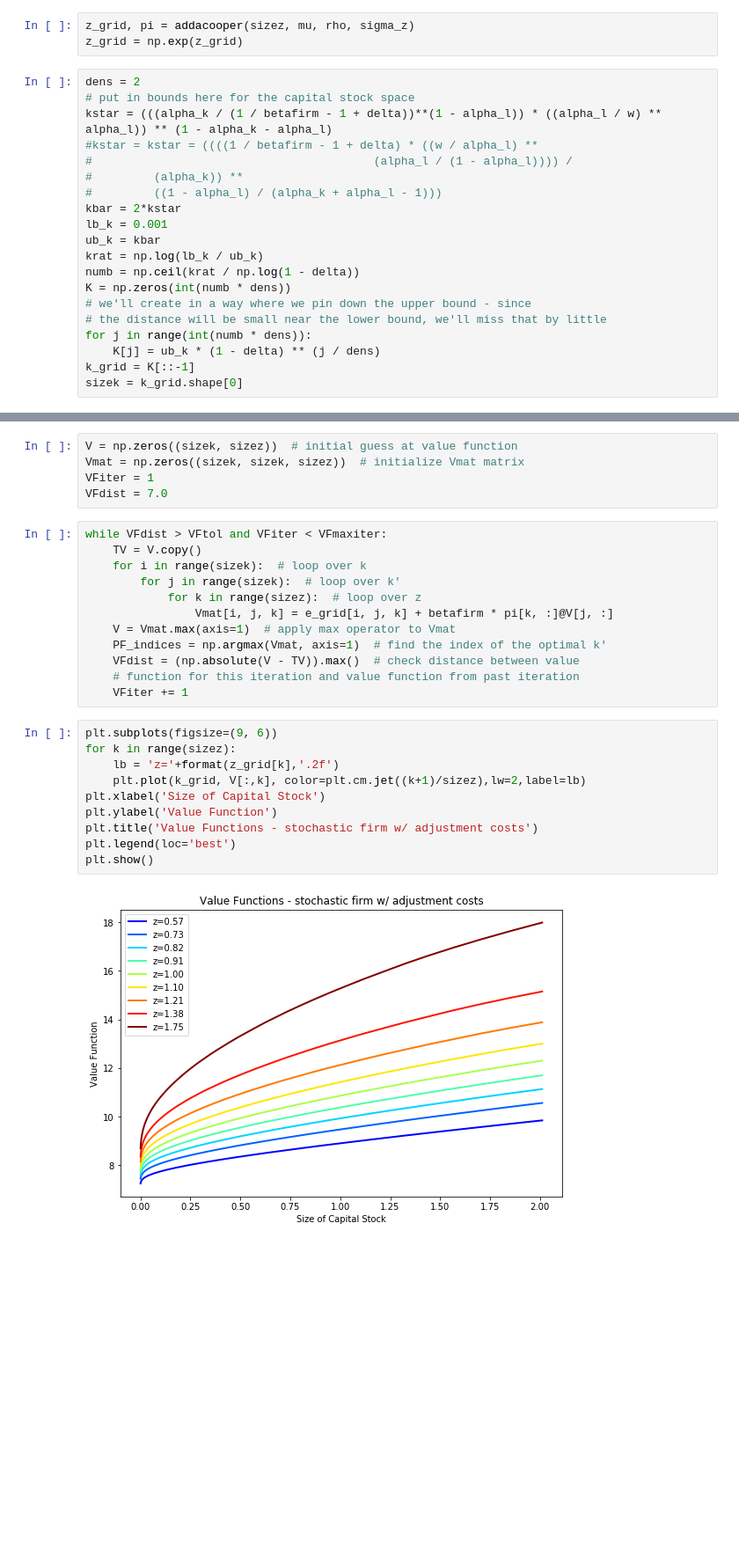
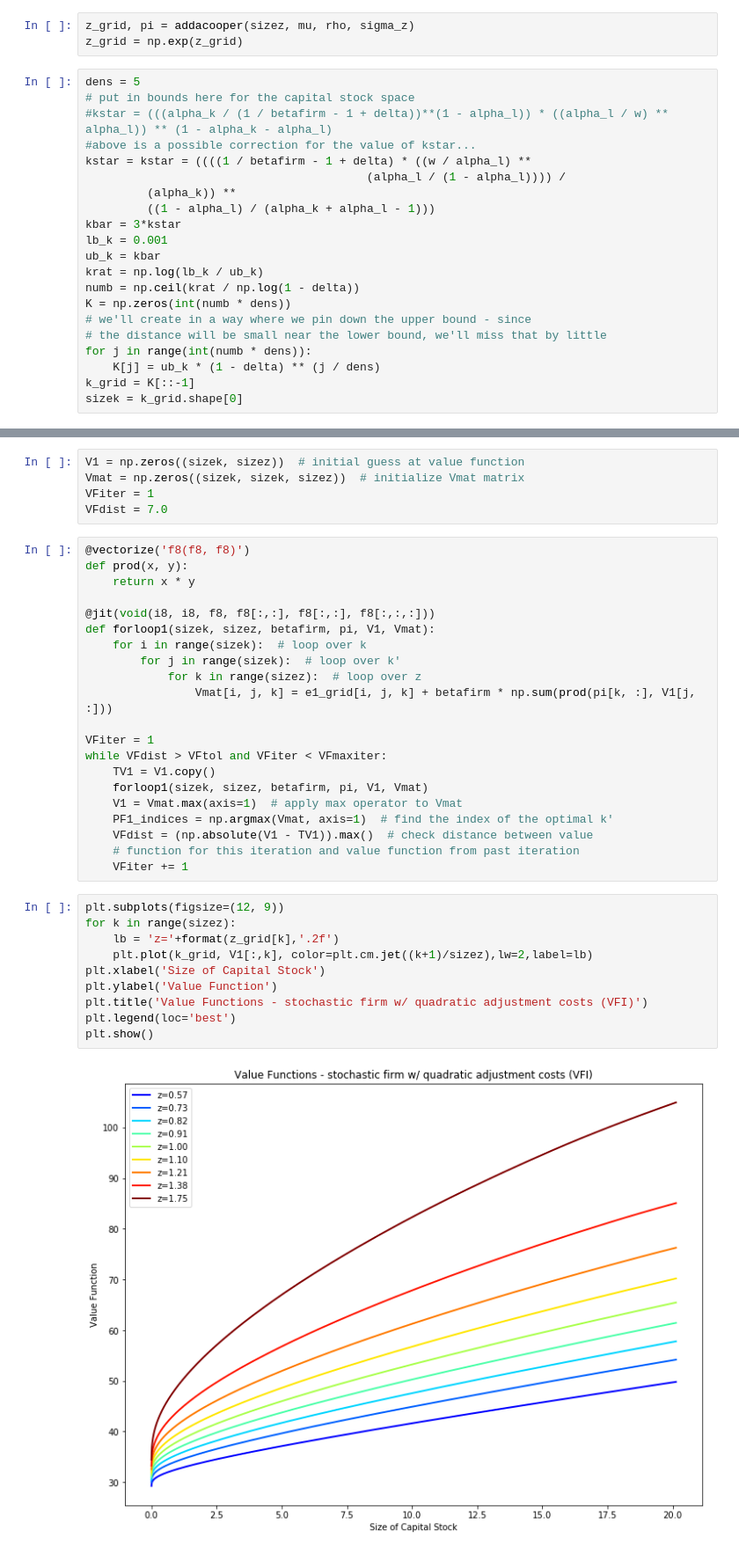
Before and after one commit to ipitman/BootCamp2017, a Jupyter notebook: Econ/Wk3_FirmDyn/Code/Wk3_Econ_PSet.ipynb, the cells around one changed output, grey strips where cells are left out. Shown: that part at 88% size. Saved outputs shown, nothing was run; the diff lists cells and outputs as text; blank space fills up the shorter version.

```diff
--- a/Econ/Wk3_FirmDyn/Code/Wk3_Econ_PSet.ipynb
+++ b/Econ/Wk3_FirmDyn/Code/Wk3_Econ_PSet.ipynb
@@ -23,14 +29,15 @@ VFmaxiter = 3000
 z_grid, pi = addacooper(sizez, mu, rho, sigma_z)
 z_grid = np.exp(z_grid)
 # %%
-dens = 2
+dens = 5
 # put in bounds here for the capital stock space
-kstar = (((alpha_k / (1 / betafirm - 1 + delta))**(1 - alpha_l)) * ((alpha_l / w) ** alpha_l)) ** (1 - alpha_k - alpha_l)
-#kstar = kstar = ((((1 / betafirm - 1 + delta) * ((w / alpha_l) **
-#                                         (alpha_l / (1 - alpha_l)))) /
-#         (alpha_k)) **
-#         ((1 - alpha_l) / (alpha_k + alpha_l - 1)))
-kbar = 2*kstar
+#kstar = (((alpha_k / (1 / betafirm - 1 + delta))**(1 - alpha_l)) * ((alpha_l / w) ** alpha_l)) ** (1 - alpha_k - alpha_l)
+#above is a possible correction for the value of kstar...
+kstar = kstar = ((((1 / betafirm - 1 + delta) * ((w / alpha_l) **
+                                         (alpha_l / (1 - alpha_l)))) /
+         (alpha_k)) **
+         ((1 - alpha_l) / (alpha_k + alpha_l - 1)))
+kbar = 3*kstar
 lb_k = 0.001
 ub_k = kbar
 krat = np.log(lb_k / ub_k)
@@ -65,30 +72,39 @@ for i in range(sizek):
 # %%
-V = np.zeros((sizek, sizez))  # initial guess at value function
+V1 = np.zeros((sizek, sizez))  # initial guess at value function
 Vmat = np.zeros((sizek, sizek, sizez))  # initialize Vmat matrix
 VFiter = 1
 VFdist = 7.0
 # %%
-while VFdist > VFtol and VFiter < VFmaxiter:
-    TV = V.copy()
+@vectorize('f8(f8, f8)')
+def prod(x, y):
+    return x * y
+
+@jit(void(i8, i8, f8, f8[:,:], f8[:,:], f8[:,:,:]))
+def forloop1(sizek, sizez, betafirm, pi, V1, Vmat):
     for i in range(sizek):  # loop over k
         for j in range(sizek):  # loop over k'
             for k in range(sizez):  # loop over z
-                Vmat[i, j, k] = e_grid[i, j, k] + betafirm * pi[k, :]@V[j, :]
-    V = Vmat.max(axis=1)  # apply max operator to Vmat
-    PF_indices = np.argmax(Vmat, axis=1)  # find the index of the optimal k'
-    VFdist = (np.absolute(V - TV)).max()  # check distance between value
+                Vmat[i, j, k] = e1_grid[i, j, k] + betafirm * np.sum(prod(pi[k, :], V1[j, :]))
+
+VFiter = 1
+while VFdist > VFtol and VFiter < VFmaxiter:
+    TV1 = V1.copy()
+    forloop1(sizek, sizez, betafirm, pi, V1, Vmat)
+    V1 = Vmat.max(axis=1)  # apply max operator to Vmat
+    PF1_indices = np.argmax(Vmat, axis=1)  # find the index of the optimal k'
+    VFdist = (np.absolute(V1 - TV1)).max()  # check distance between value
     # function for this iteration and value function from past iteration
     VFiter += 1
 # %%
-plt.subplots(figsize=(9, 6))
+plt.subplots(figsize=(12, 9))
 for k in range(sizez):
     lb = 'z='+format(z_grid[k],'.2f')
-    plt.plot(k_grid, V[:,k], color=plt.cm.jet((k+1)/sizez),lw=2,label=lb)
+    plt.plot(k_grid, V1[:,k], color=plt.cm.jet((k+1)/sizez),lw=2,label=lb)
 plt.xlabel('Size of Capital Stock')
 plt.ylabel('Value Function')
-plt.title('Value Functions - stochastic firm w/ adjustment costs')
+plt.title('Value Functions - stochastic firm w/ quadratic adjustment costs (VFI)')
 plt.legend(loc='best')
 plt.show()
 # %% [output]
-[figure, old version]
+[figure, new version]
 # %%
```
Also changed, not shown: parts of 26 cells of this notebook, 4 other files.
